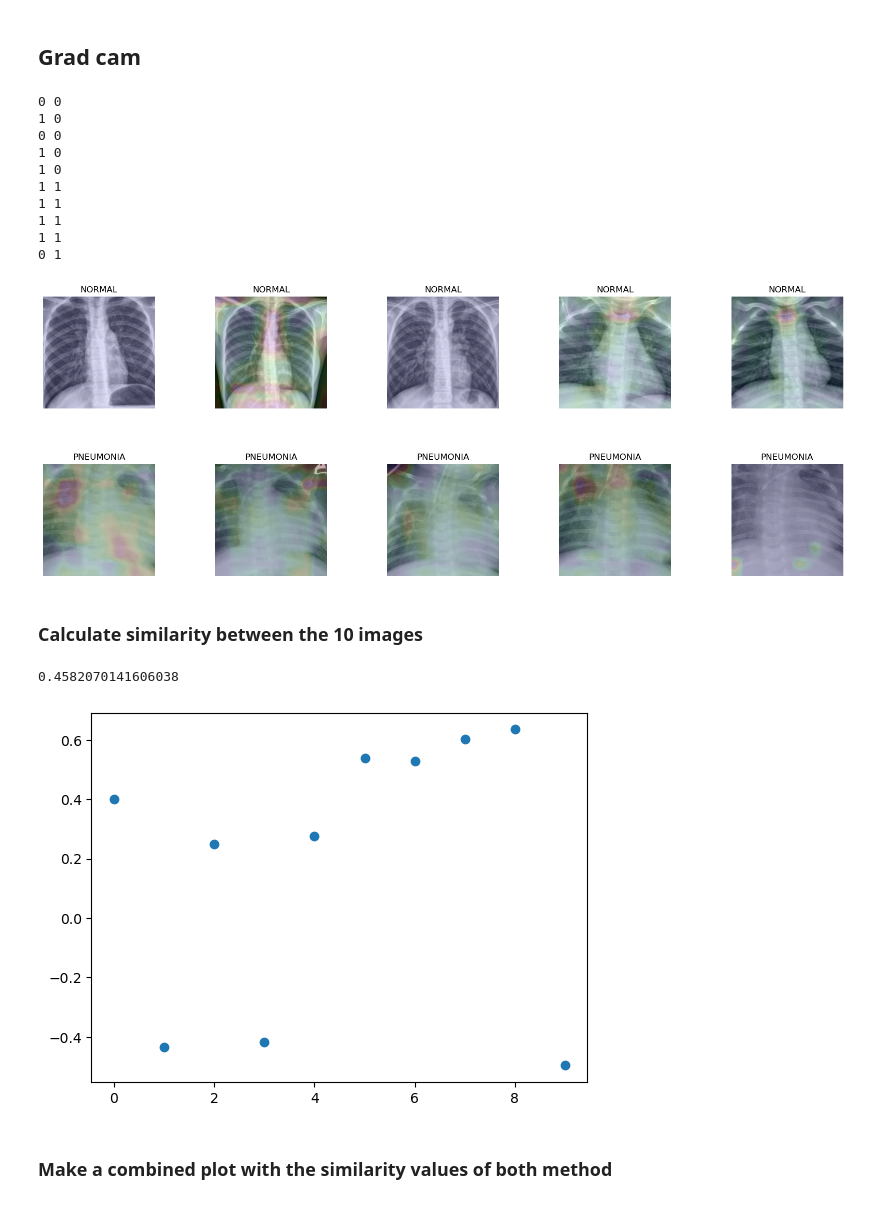
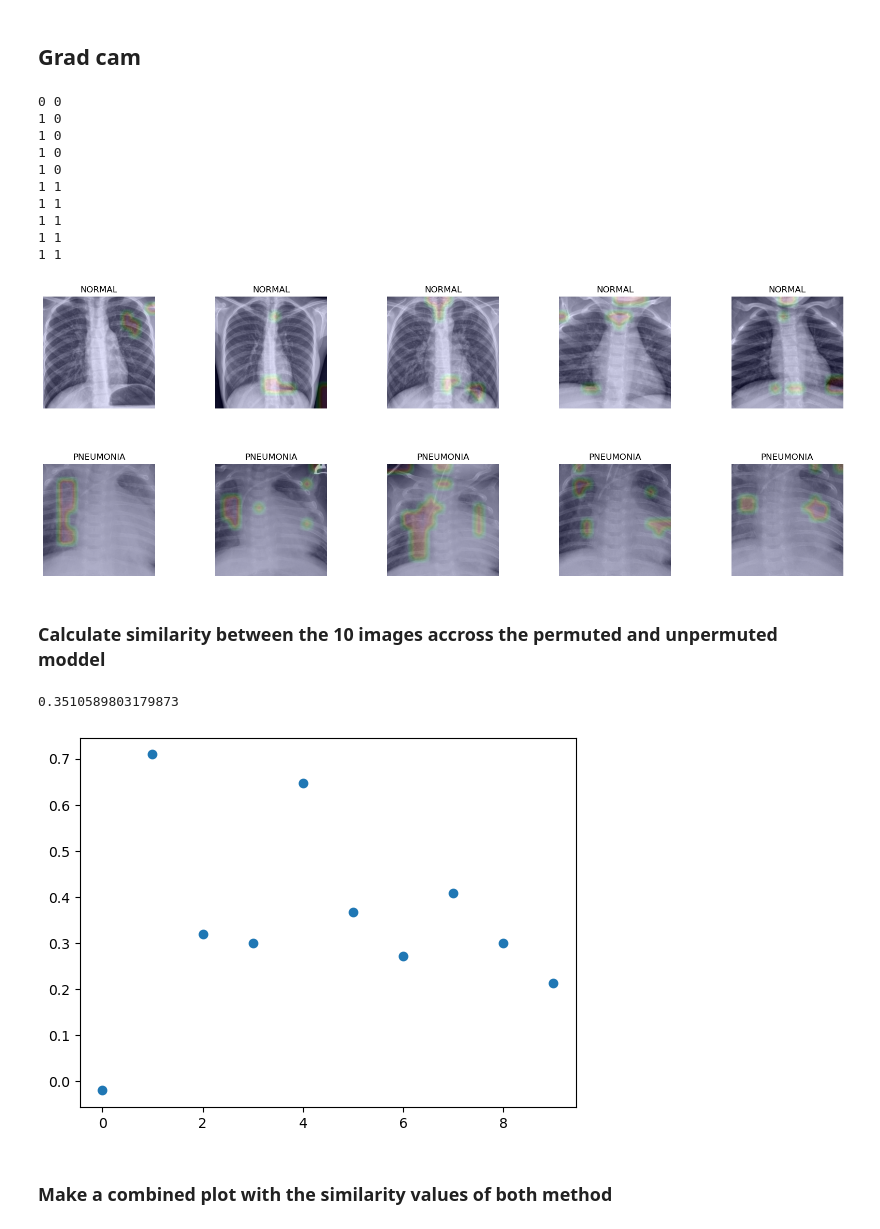
Before and after one commit to jak-ket/ml-for-healthcare, a Jupyter notebook: cnn_permutation_test.ipynb, the cells around one changed output. Cells and saved outputs as stored; diff of their text form; code cells hidden in the pictures.

Commit message:
used fully trained model for gradCam and permuted model

```diff
--- a/cnn_permutation_test.ipynb
+++ b/cnn_permutation_test.ipynb
@@ -30,39 +30,39 @@ dataloader_grad_cam = data.DataLoader(data_for_saliency_maps, shuffle=False, bat
 # %%
 model_permuted_grad_cam = CNN_grad_cam(model_permuted)
 # %%
-display_datasets_heatmap(model_permuted_grad_cam, dataloader_grad_cam, threshold=0)
+display_datasets_heatmap(model_permuted_grad_cam, dataloader_grad_cam)
 # %% [output]
 0 0
 1 0
-0 0
+1 0
 1 0
 1 0
 1 1
 1 1
 1 1
 1 1
-0 1
+1 1
 [figure]
 # %% [markdown]
-### Calculate similarity between the 10 images
+### Calculate similarity between the 10 images accross the permuted and unpermuted moddel
 # %%
 #from models.permutation_test import similarity_of_images
 from models.grad_cam import heatmap_grad_cam
 from models.permutation_test import similarity_of_images
 import numpy as np
 # %%
-model_not_permuted = CNN_grad_cam(torch.load('models/model.pth'))
+model_not_permuted = CNN_grad_cam(torch.load('models/20_model.pth'))
 model_permuted = CNN_grad_cam(torch.load('models/model_permuted.pth'))
 # %%
 sim_scores = similarity_of_images(model_not_permuted, model_permuted, dataloader_grad_cam,heatmap_grad_cam)
 # %%
 #plot similarity scores as scatter plot
 import matplotlib.pyplot as plt
 plt.scatter(range(len(sim_scores)), sim_scores)
-np.mean(np.abs(sim_scores))
+np.mean(sim_scores)
 # %% [output]
-0.4582070141606038
+0.3510589803179873
-[figure, old version]
+[figure, new version]
 # %% [markdown]
 ### Make a combined plot with the similarity values of both method
 # %% [markdown]
```
Also changed, not shown: 3 other files.
